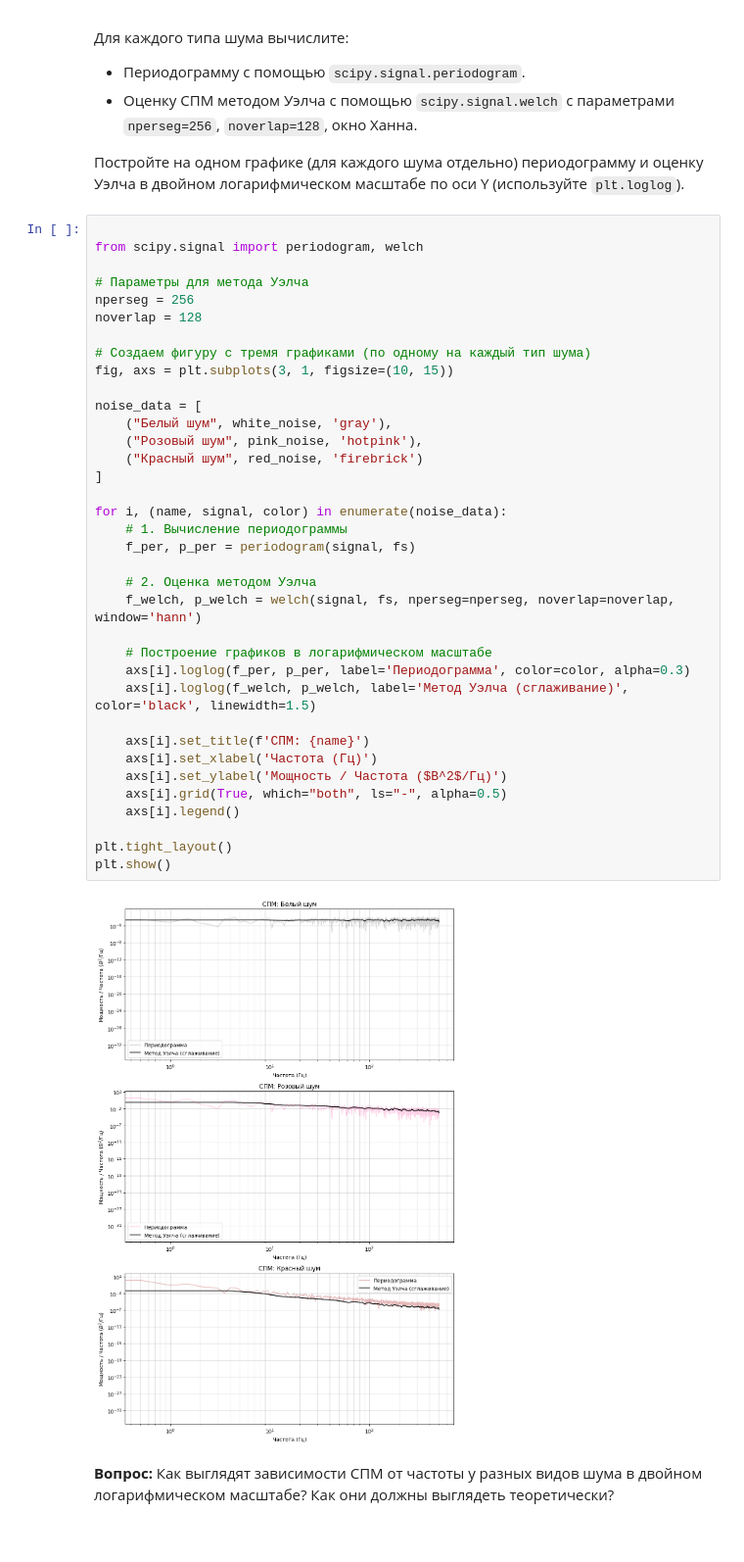
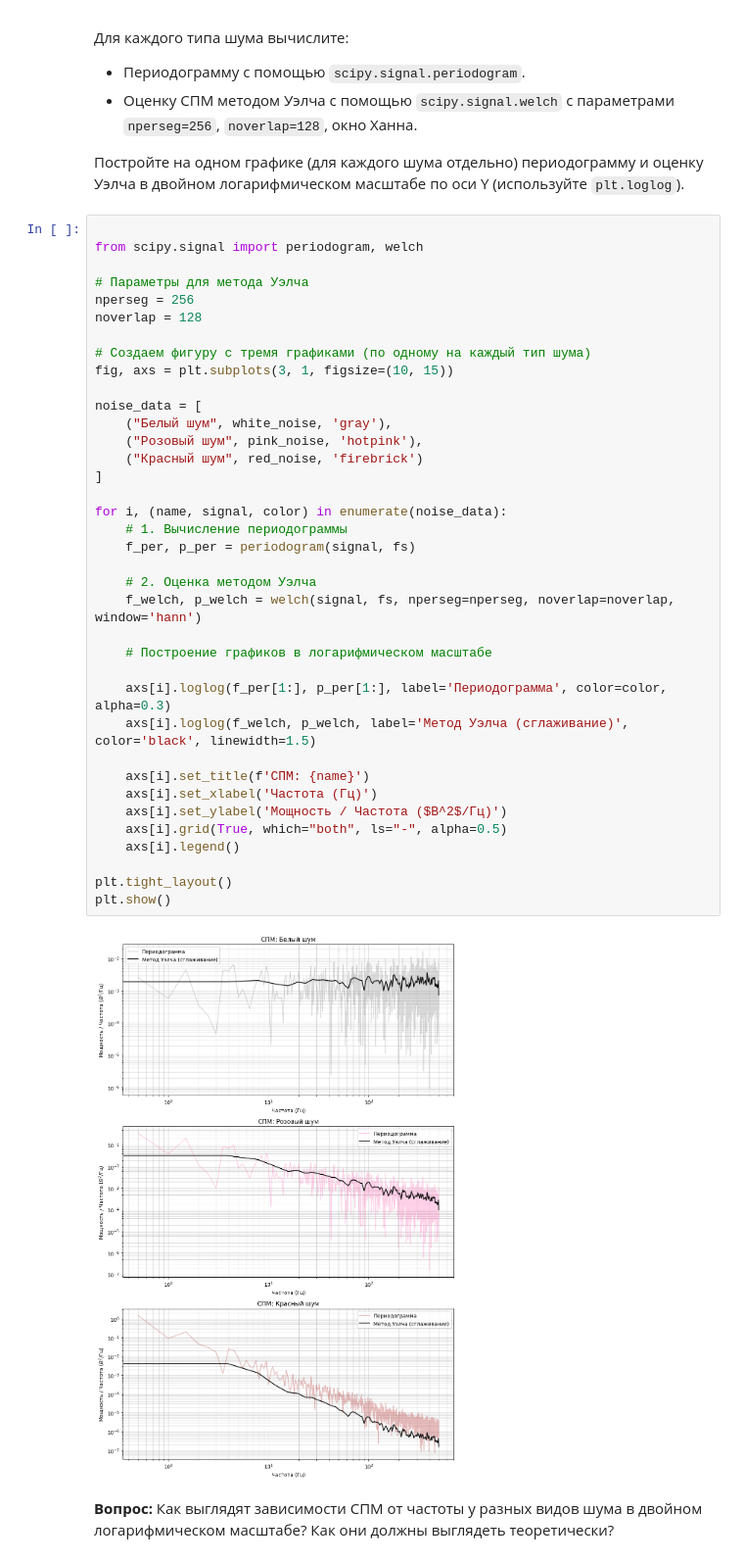
Before and after one commit to korzhimanov/dsp-seminars, a Jupyter notebook: seminars/4_savva_dariya.ipynb, the cells around one changed output. Shown at 98% size. Saved outputs shown, nothing was run; the diff lists cells and outputs as text.

```diff
--- a/seminars/4_savva_dariya.ipynb
+++ b/seminars/4_savva_dariya.ipynb
@@ -161,35 +161,36 @@ nperseg = 256
 noverlap = 128
 
 # Создаем фигуру с тремя графиками (по одному на каждый тип шума)
 fig, axs = plt.subplots(3, 1, figsize=(10, 15))
 
 noise_data = [
     ("Белый шум", white_noise, 'gray'),
     ("Розовый шум", pink_noise, 'hotpink'),
     ("Красный шум", red_noise, 'firebrick')
 ]
 
 for i, (name, signal, color) in enumerate(noise_data):
     # 1. Вычисление периодограммы
     f_per, p_per = periodogram(signal, fs)
 
     # 2. Оценка методом Уэлча
     f_welch, p_welch = welch(signal, fs, nperseg=nperseg, noverlap=noverlap, window='hann')
 
     # Построение графиков в логарифмическом масштабе
-    axs[i].loglog(f_per, p_per, label='Периодограмма', color=color, alpha=0.3)
+
+    axs[i].loglog(f_per[1:], p_per[1:], label='Периодограмма', color=color, alpha=0.3)
     axs[i].loglog(f_welch, p_welch, label='Метод Уэлча (сглаживание)', color='black', linewidth=1.5)
 
     axs[i].set_title(f'СПМ: {name}')
     axs[i].set_xlabel('Частота (Гц)')
     axs[i].set_ylabel('Мощность / Частота ($В^2$/Гц)')
     axs[i].grid(True, which="both", ls="-", alpha=0.5)
     axs[i].legend()
 
 plt.tight_layout()
 plt.show()
 # %% [output]
-[figure, old version]
+[figure, new version]
 # %% [markdown]
 **Вопрос:** Как выглядят зависимости СПМ от частоты у разных видов шума в двойном логарифмическом масштабе? Как они должны выглядеть теоретически?
 # %% [markdown]
```
Also changed, not shown: parts of 12 cells of this notebook.
